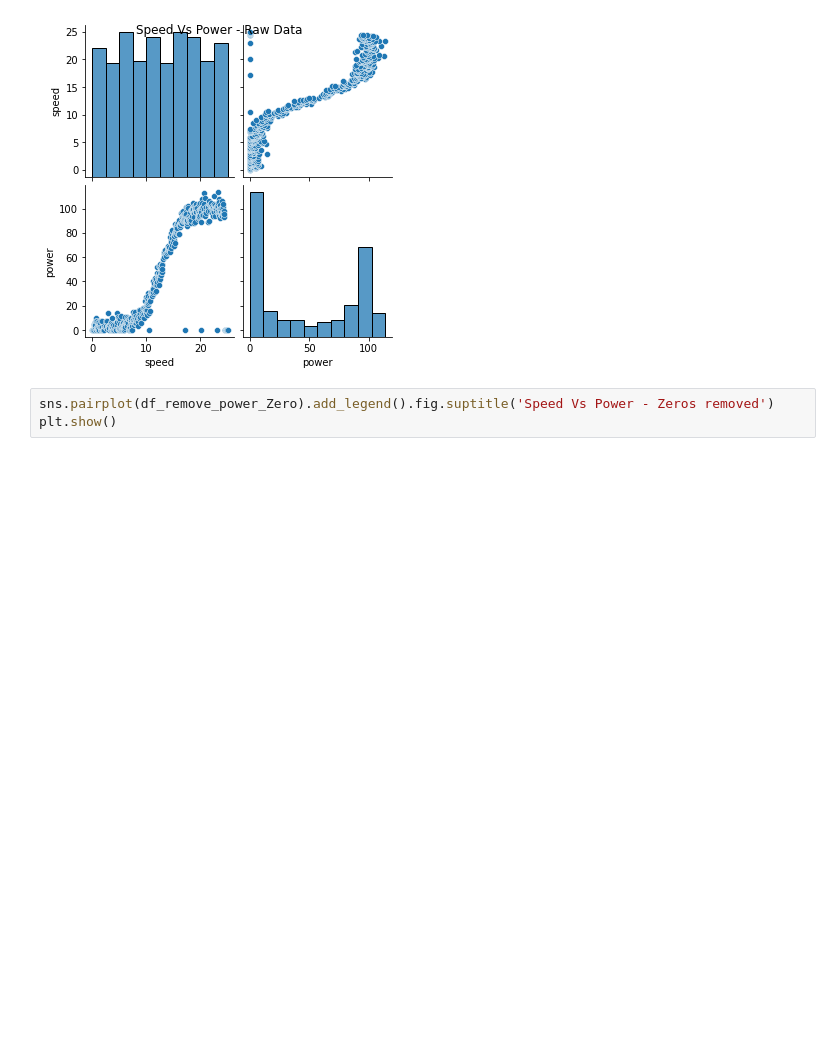
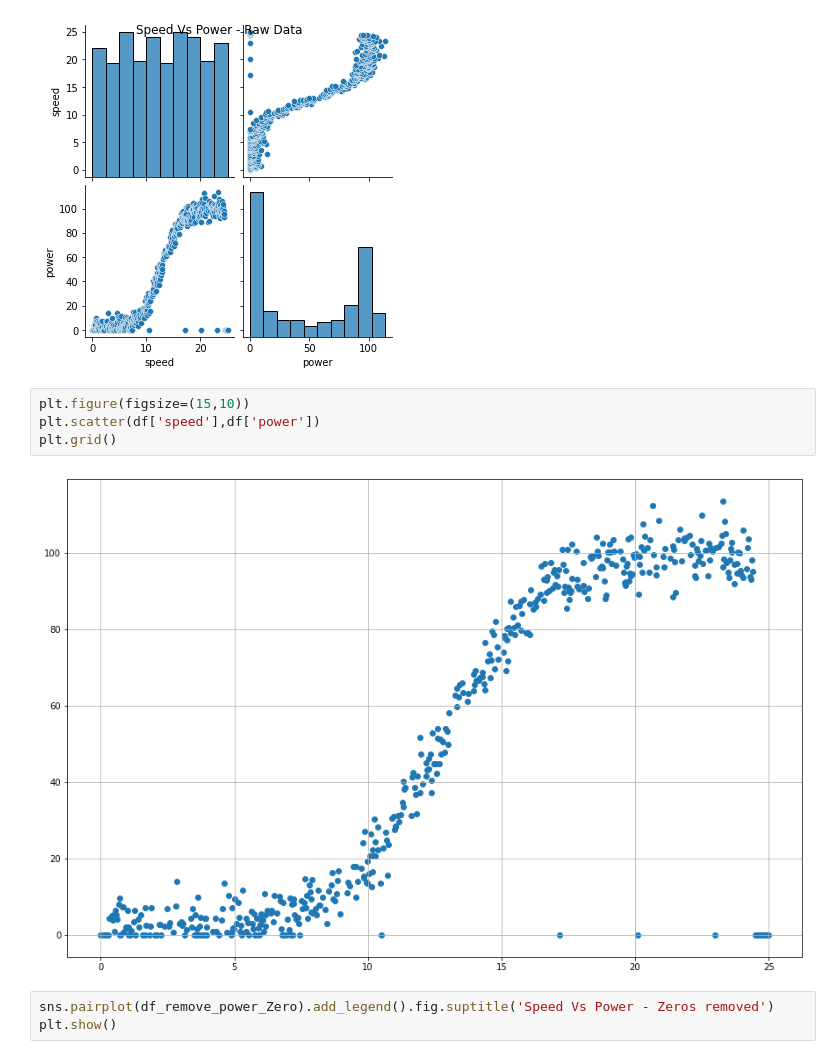
Before and after one commit to EoghanDelaney/ML-Project-2020, a Jupyter notebook: Power Production Project.ipynb, the cells around one changed output. Saved outputs shown, nothing was run; the diff lists cells and outputs as text; blank space fills up the shorter version.

```diff
--- a/Power Production Project.ipynb
+++ b/Power Production Project.ipynb
@@ -82,6 +82,12 @@ sns.pairplot(df).add_legend().fig.suptitle('Speed Vs Power - Raw Data')
 plt.show()
 # %% [output]
 [figure]
+# %%
+plt.figure(figsize=(15,10))
+plt.scatter(df['speed'],df['power'])
+plt.grid()
+# %% [output]
+[figure, added]
 # %%
 sns.pairplot(df_remove_power_Zero).add_legend().fig.suptitle('Speed Vs Power - Zeros removed')
 plt.show()
```
Also changed, not shown: parts of 26 cells of this notebook, 10 other files.
